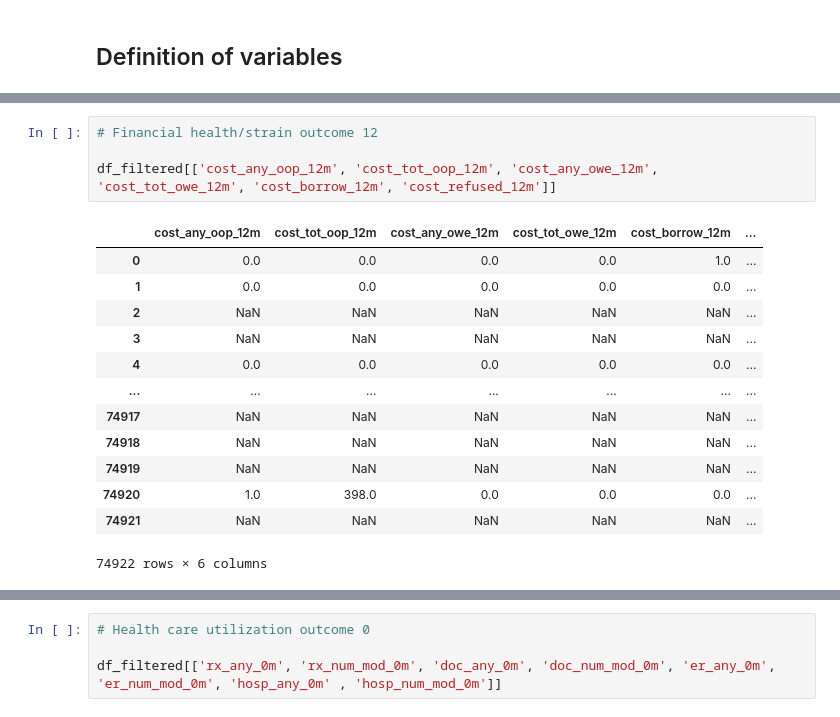
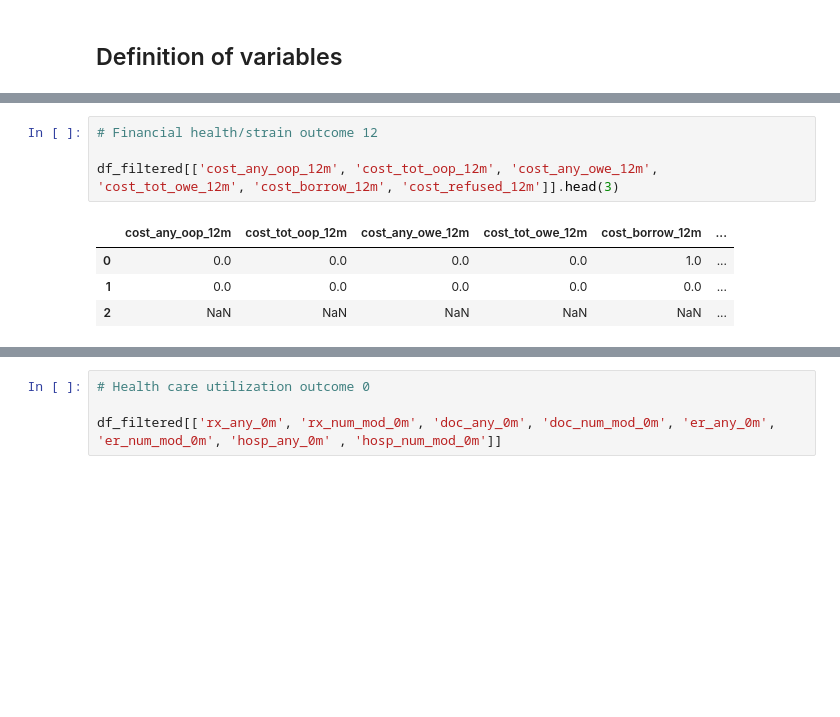
Before and after one commit to Yasmineouattara/ML_for_Econ_Final_Project, a Jupyter notebook: Notebook_Tim.ipynb, the cells around one changed output, grey strips where cells are left out. Saved outputs shown, nothing was run; the diff lists cells and outputs as text; blank space fills up the shorter version.

```diff
--- a/Notebook_Tim.ipynb
+++ b/Notebook_Tim.ipynb
@@ -233,21 +195,12 @@ df_filtered[[ 'health_gen_bin_0m', 'health_chg_bin_0m', 'baddays_phys_0m', 'badd
 # %%
 # Financial health/strain outcome 12
 
-df_filtered[['cost_any_oop_12m', 'cost_tot_oop_12m', 'cost_any_owe_12m', 'cost_tot_owe_12m', 'cost_borrow_12m', 'cost_refused_12m']]
+df_filtered[['cost_any_oop_12m', 'cost_tot_oop_12m', 'cost_any_owe_12m', 'cost_tot_owe_12m', 'cost_borrow_12m', 'cost_refused_12m']].head(3)
 # %% [output]
 |  | cost_any_oop_12m | cost_tot_oop_12m | cost_any_owe_12m | cost_tot_owe_12m | cost_borrow_12m | ... |
 | 0 | 0.0 | 0.0 | 0.0 | 0.0 | 1.0 | ... |
 | 1 | 0.0 | 0.0 | 0.0 | 0.0 | 0.0 | ... |
 | 2 | NaN | NaN | NaN | NaN | NaN | ... |
-| 3 | NaN | NaN | NaN | NaN | NaN | ... |
-| 4 | 0.0 | 0.0 | 0.0 | 0.0 | 0.0 | ... |
-| ... | ... | ... | ... | ... | ... | ... |
-| 74917 | NaN | NaN | NaN | NaN | NaN | ... |
-| 74918 | NaN | NaN | NaN | NaN | NaN | ... |
-| 74919 | NaN | NaN | NaN | NaN | NaN | ... |
-| 74920 | 1.0 | 398.0 | 0.0 | 0.0 | 0.0 | ... |
-| 74921 | NaN | NaN | NaN | NaN | NaN | ... |
-74922 rows × 6 columns
 # %%
 # Financial health/strain outcome 0
 
```
Also changed, not shown: parts of 25 cells of this notebook.
